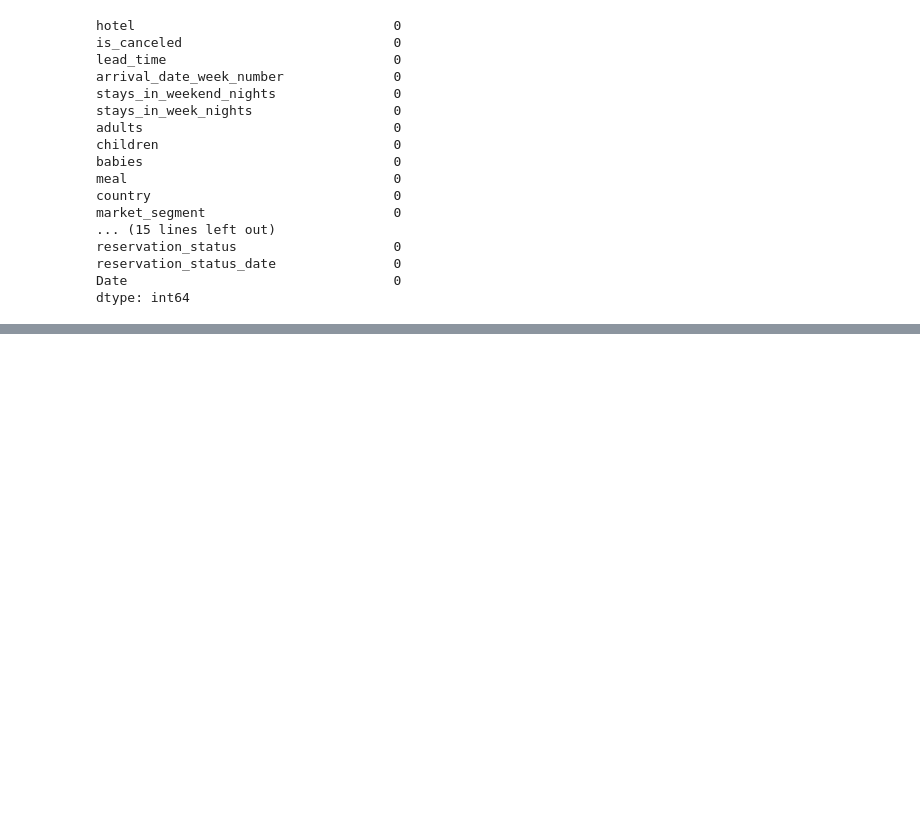
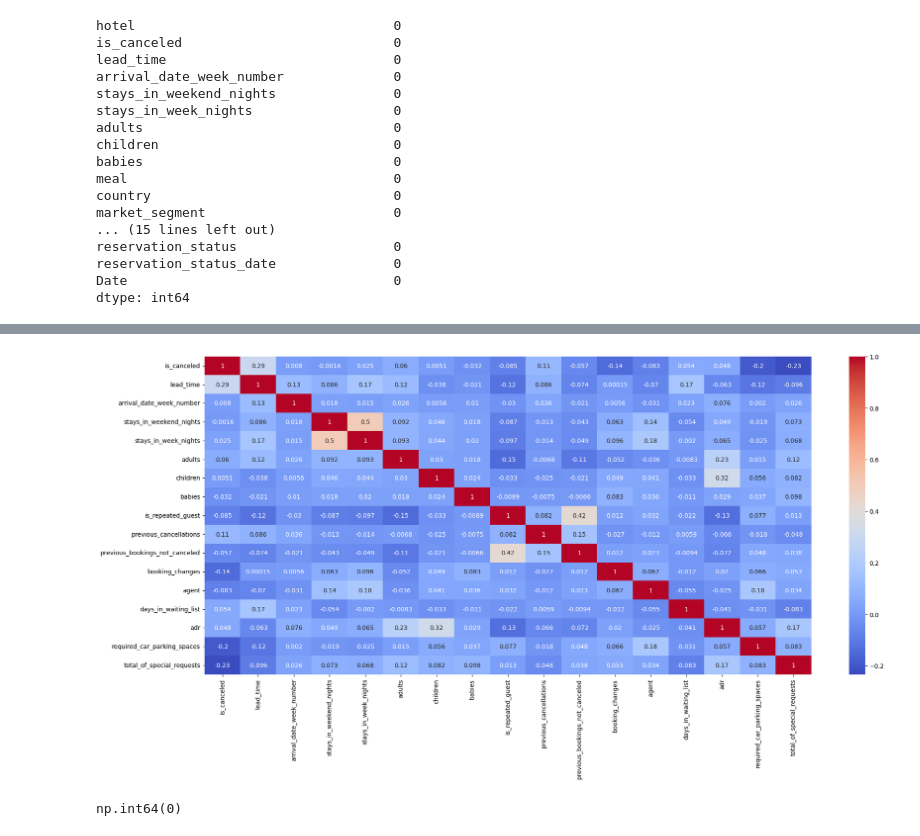
Before and after one commit to vamsi4476/Data-Cleaning-Practise, a Jupyter notebook: 1-Data-Importation.ipynb, the cells around one changed output, grey strips where cells are left out. Cells and saved outputs as stored; diff of their text form; code cells hidden in the pictures; blank space fills up the shorter version.

```diff
--- a/1-Data-Importation.ipynb
+++ b/1-Data-Importation.ipynb
@@ -399,0 +466,9 @@ dtype: int64
+# %%
+numeric_data = hotels_data_v1.select_dtypes(include=['number'])
+
+corr=numeric_data.corr()
+plt.figure(figsize=(20,10))
+sns.heatmap(corr,annot=True,cmap='coolwarm')
+plt.tight_layout()
+# %% [output]
+[figure, added]
@@ -399,0 +485,4 @@ dtype: int64
+# %%
+hotels_data_v1['agent'].isnull().sum()
+# %% [output]
+np.int64(0)
```
Also changed, not shown: parts of 22 cells of this notebook, 2 other files.
